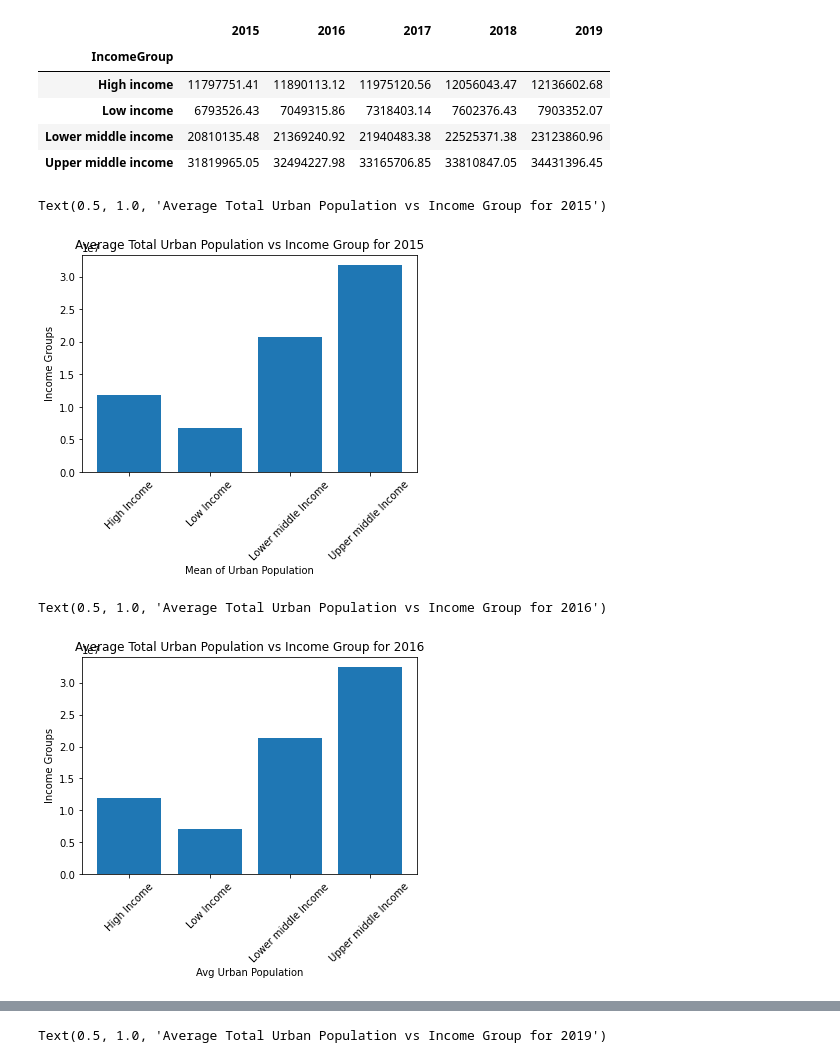
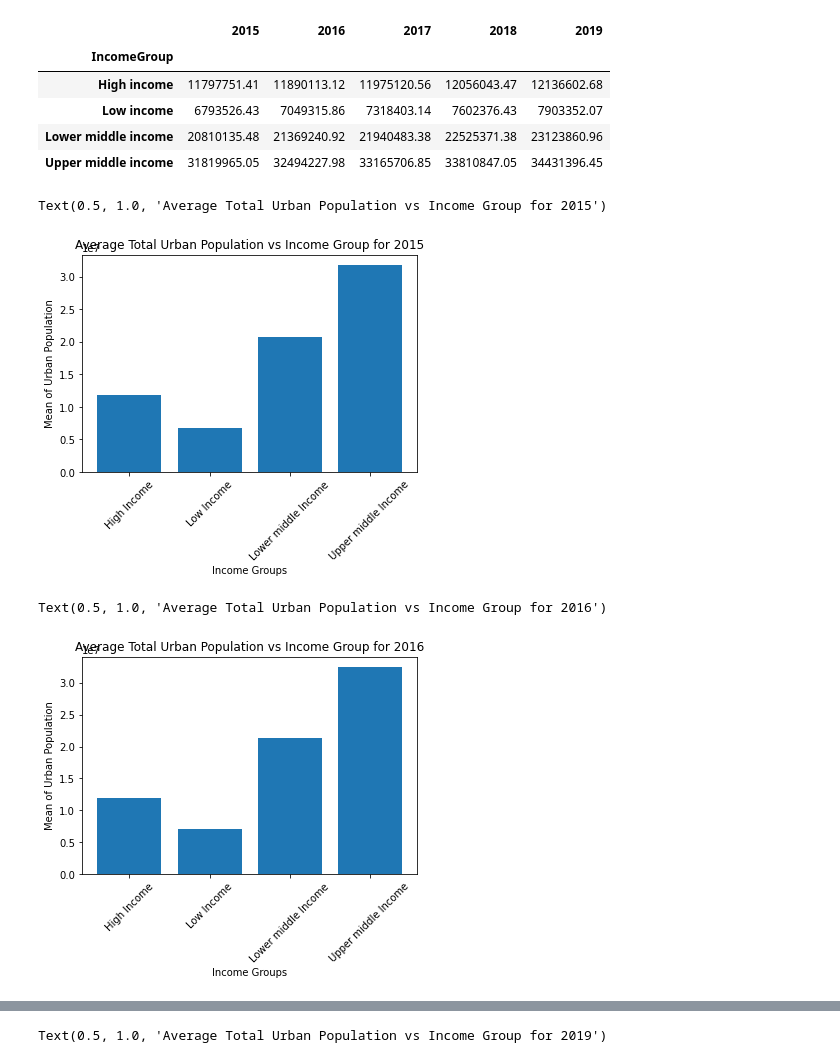
Before and after one commit to AFitzg/Group1---World-Hapiness, a Jupyter notebook: World Happiness Starter Tester-working.ipynb, the cells around one changed output, grey strips where cells are left out. Drawn from its saved outputs; the diff is of its cells as text; code cells hidden in the pictures.

Commit message:
updated figure labels

```diff
--- a/World Happiness Starter Tester-working.ipynb
+++ b/World Happiness Starter Tester-working.ipynb
@@ -319,18 +319,18 @@ YR_2019 = IGs["2019"].mean()
 # %%
 YR_2015_mean = pd.DataFrame(YR_2015)
 YR_2015_mean.astype(int)
 groups_2015 = YR_2015_mean["2015"]
 groups_2015
 Incomegroups = ["High Income","Low Income", "Lower middle Income","Upper middle Income"]
 x_axis = len(groups_2015)
 plt.xticks(rotation=45)
 plt.bar(Incomegroups,groups_2015)
-plt.xlabel("Mean of Urban Population")
-plt.ylabel("Income Groups")
+plt.xlabel("Income Groups")
+plt.ylabel("Mean of Urban Population")
 plt.title("Average Total Urban Population vs Income Group for 2015")
 # %% [output]
 Text(0.5, 1.0, 'Average Total Urban Population vs Income Group for 2015')
-[figure, old version]
+[figure, new version]
 # %%
 YR_2016_mean = pd.DataFrame(YR_2016)
 YR_2016_mean.astype(int)
@@ -340,12 +340,12 @@ Incomegroups = ["High Income","Low Income", "Lower middle Income","Upper middle
 x_axis = len(groups_2016)
 plt.xticks(rotation=45)
 plt.bar(Incomegroups,groups_2016)
-plt.xlabel("Avg Urban Population")
-plt.ylabel("Income Groups")
+plt.xlabel("Income Groups")
+plt.ylabel("Mean of Urban Population")
 plt.title("Average Total Urban Population vs Income Group for 2016")
 # %% [output]
 Text(0.5, 1.0, 'Average Total Urban Population vs Income Group for 2016')
-[figure, old version]
+[figure, new version]
 # %%
 YR_2017_mean = pd.DataFrame(YR_2017)
 YR_2017_mean.astype(int)
```
Also changed, not shown: parts of 2 cells of this notebook.
